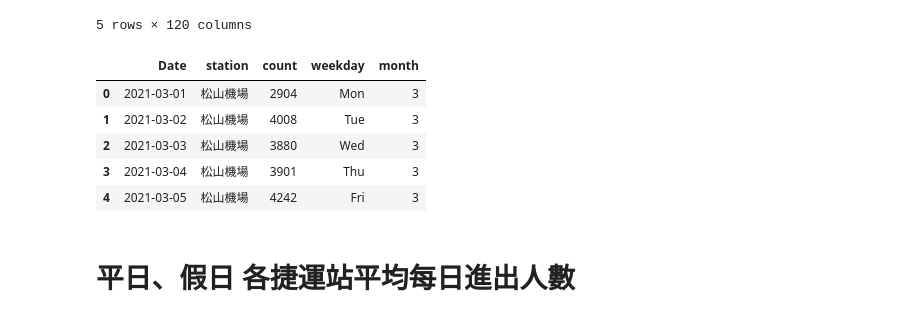
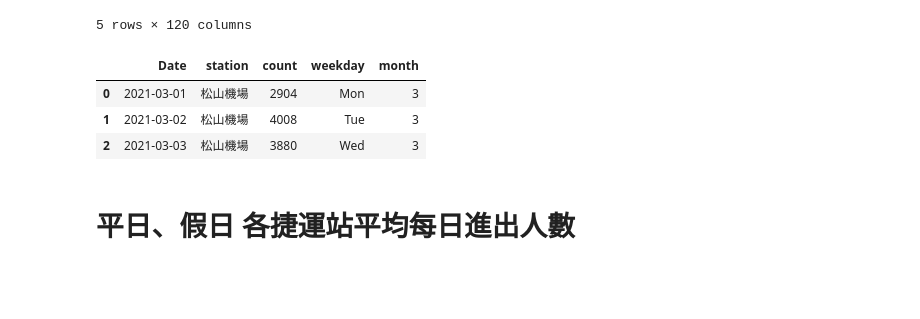
Before and after one commit to Jasmine-fe/TaipeiMRT, a Jupyter notebook: main.ipynb, the cells around one changed output. Drawn from its saved outputs; the diff is of its cells as text; code cells hidden in the pictures; blank space fills up the shorter version.

```diff
--- a/main.ipynb
+++ b/main.ipynb
@@ -62,14 +62,12 @@ stationCountDf = df.melt(id_vars=["Date"], var_name="station", value_name="count
 stationCountDf['weekday'] = list(map(lambda x: weekdayMappingDic[x.weekday()], stationCountDf['Date']))
 stationCountDf['month'] = pd.DatetimeIndex(stationCountDf['Date']).month
 # %%
-stationCountDf.head()
+stationCountDf.head(3)
 # %% [output]
 |  | Date | station | count | weekday | month |
 | 0 | 2021-03-01 | 松山機場 | 2904 | Mon | 3 |
 | 1 | 2021-03-02 | 松山機場 | 4008 | Tue | 3 |
 | 2 | 2021-03-03 | 松山機場 | 3880 | Wed | 3 |
-| 3 | 2021-03-04 | 松山機場 | 3901 | Thu | 3 |
-| 4 | 2021-03-05 | 松山機場 | 4242 | Fri | 3 |
 # %%
 workdayStationCountDf = stationCountDf[stationCountDf['weekday'].isin(workday)]
 weekendStationCountDf = stationCountDf[stationCountDf['weekday'].isin(weekend)]
```
Also changed, not shown: parts of 18 cells of this notebook, 4 other files.
